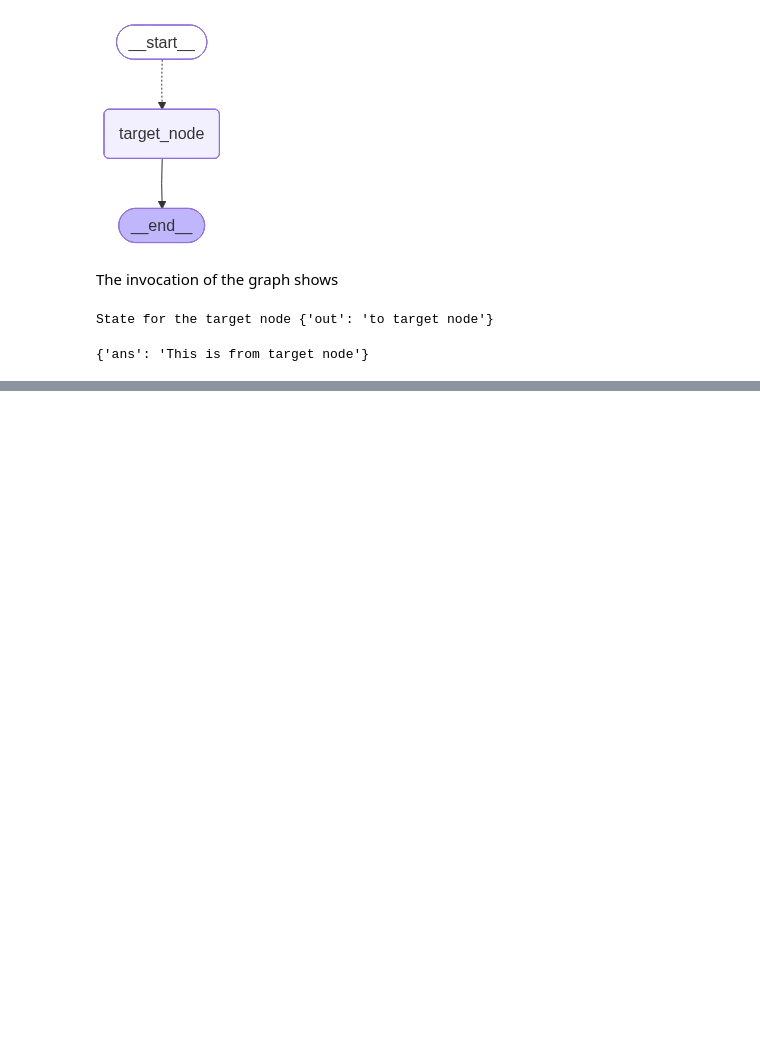
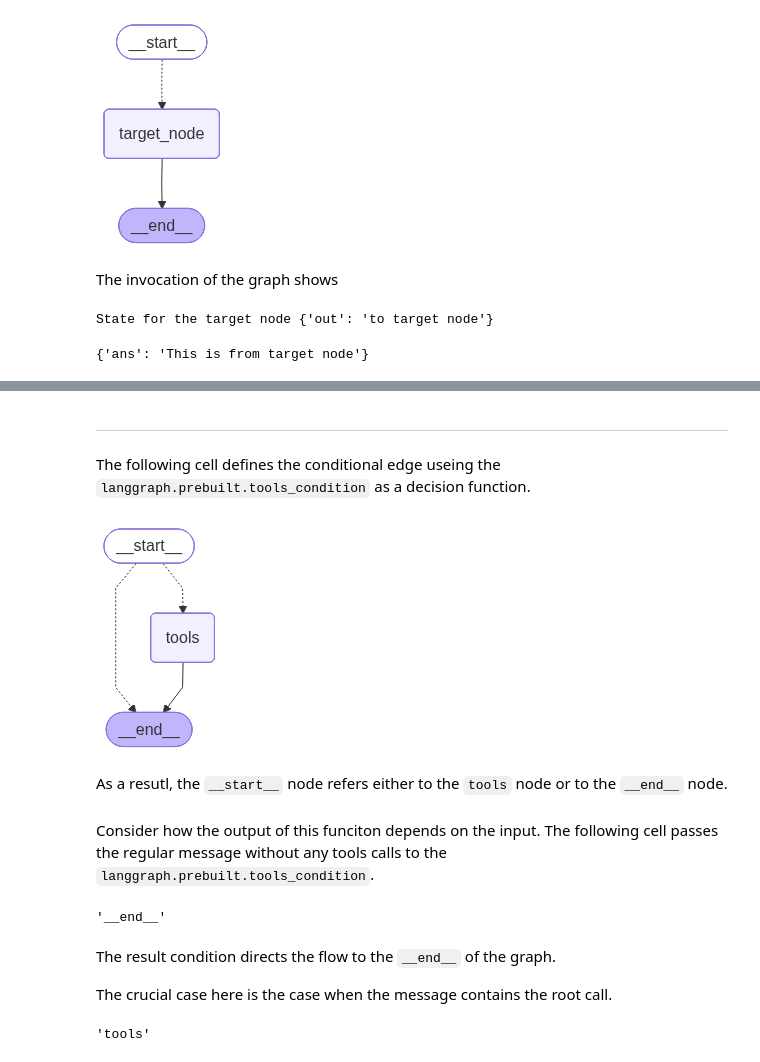
Before and after one commit to fedorkobak/python, a Jupyter notebook: ds_ml/langchain/langgraph/conditional_edges.ipynb, the cells around one changed output, grey strips where cells are left out. Drawn from its saved outputs; the diff is of its cells as text; code cells hidden in the pictures; blank space fills up the shorter version.

Commit message:
move tool condition to the corresponding page

```diff
--- a/ds_ml/langchain/langgraph/conditional_edges.ipynb
+++ b/ds_ml/langchain/langgraph/conditional_edges.ipynb
@@ -193,0 +198,56 @@ State for the target node {'out': 'to target node'}
+# %% [markdown]
+---
+
+The following cell defines the conditional edge useing the `langgraph.prebuilt.tools_condition` as a decision function.
+# %%
+def tool_node(state: MessagesState):
+    print("tool node is invoked")
+
+
+def regular_node(state: MessagesState):
+    print("reuglar node is invoked")
+
+
+graph = (
+    StateGraph(MessagesState)
+    .add_node("tools", tool_node)
+    .add_conditional_edges(
+        START,
+        langgraph.prebuilt.tools_condition,
+    )
+    .compile()
+)
+graph
+# %% [output]
+[figure, added]
+# %% [markdown]
+As a resutl, the `__start__` node refers either to the `tools` node or to the `__end__` node.
+# %% [markdown]
+Consider how the output of this funciton depends on the input. The following cell passes the regular message without any tools calls to the `langgraph.prebuilt.tools_condition`.
+# %%
+langgraph.prebuilt.tools_condition(
+    MessagesState(messages=[
+        langchain_core.messages.AIMessage(content="Retular output.")
+    ])
+)
+# %% [output]
+'__end__'
+# %% [markdown]
+The result condition directs the flow to the `__end__` of the graph.
+
+The crucial case here is the case when the message contains the root call.
+# %%
+langgraph.prebuilt.tools_condition(
+    MessagesState(messages=[
+        langchain_core.messages.AIMessage(
+            content="",
+            tool_calls=[{
+                "id": "call_1",
+                "name": "search",
+                "args": {"query": "LangGraph conditions"}
+            }]
+        )
+    ])
+)
+# %% [output]
+'tools'
```
Also changed, not shown: parts of 2 cells of this notebook, 1 other file.
